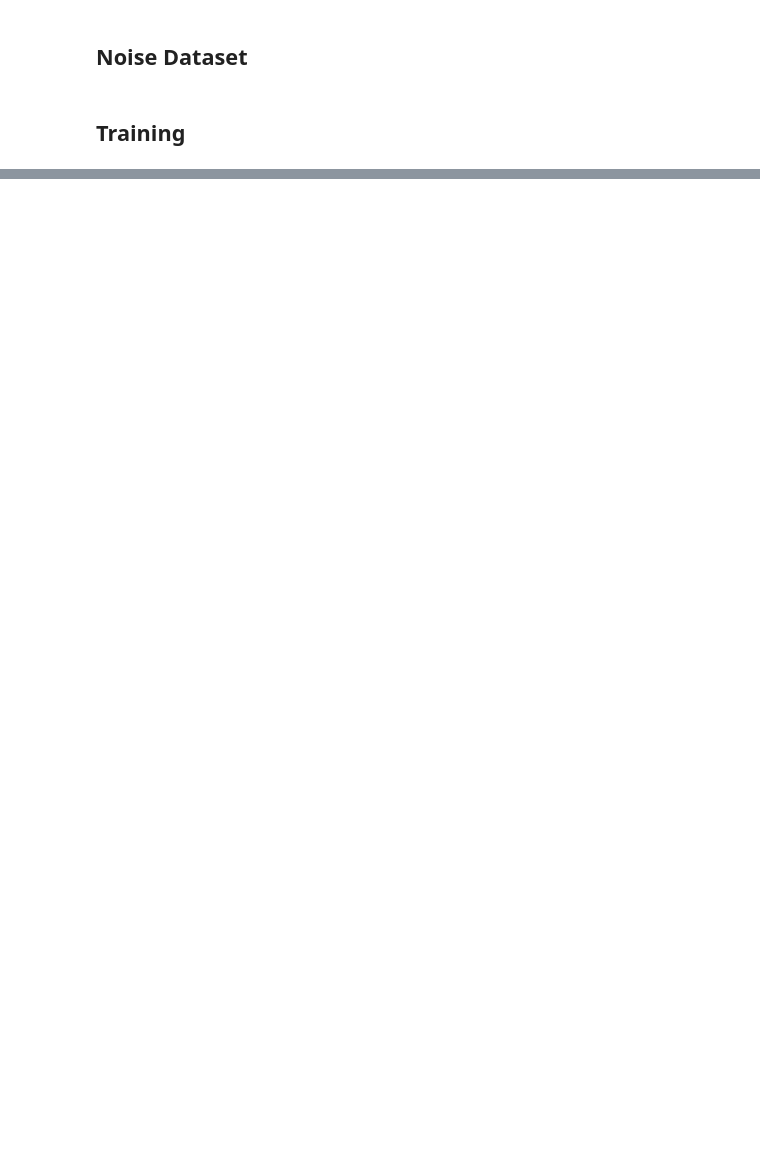
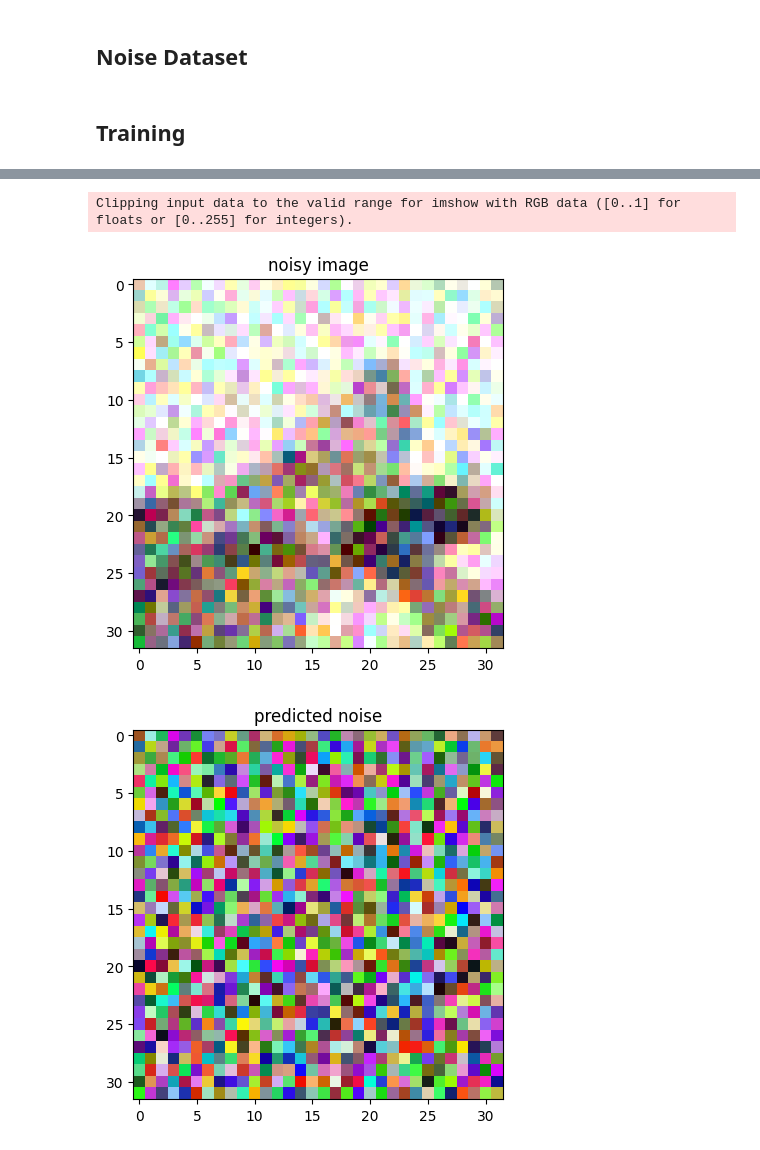
Before and after one commit to Nasotro/Diffusion-Implementation, a Jupyter notebook: v2.ipynb, the cells around one changed output, grey strips where cells are left out. Cells and saved outputs as stored; diff of their text form; code cells hidden in the pictures; blank space fills up the shorter version.

```diff
--- a/v2.ipynb
+++ b/v2.ipynb
@@ -181,0 +293,11 @@ torch.Size([16, 3, 32, 32])
+# %%
+noisy_imgs, noises, time_steps, labels = next(iter(train_loader))
+noisy_imgs, noises, time_steps, labels = noisy_imgs.to(device), noises.to(device), time_steps.to(device), labels.to(device)
+epsilon = net(noisy_imgs, time_steps)
+
+show_image(noisy_imgs[0], 'noisy image')
+show_image(epsilon[0], 'predicted noise')
+# %% [output]
+Clipping input data to the valid range for imshow with RGB data ([0..1] for floats or [0..255] for integers).
+[figure, added]
+[figure, added]
```
Also changed, not shown: parts of 20 cells of this notebook, 6 other files.
